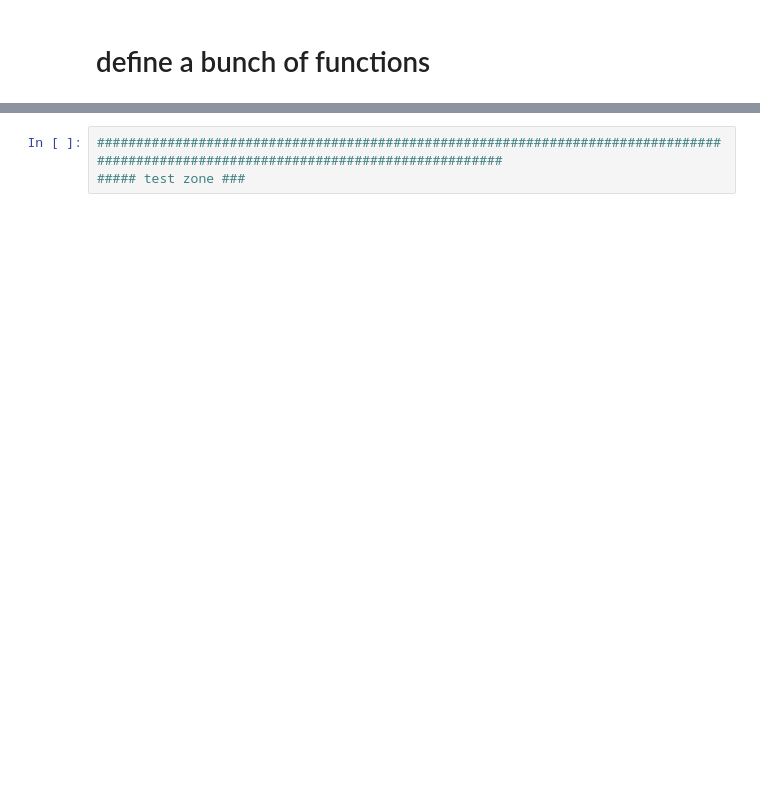
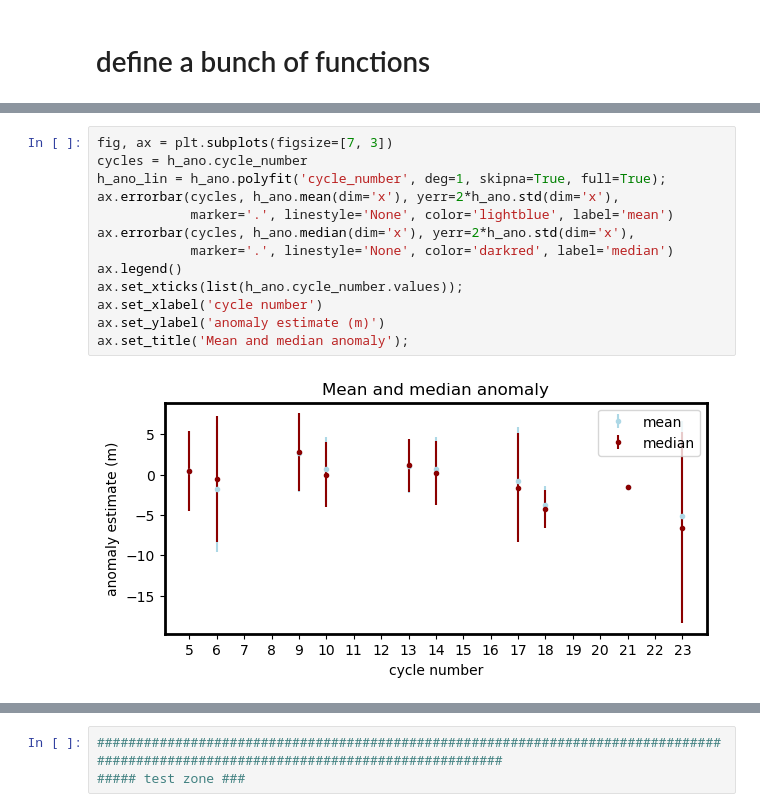
Before and after one commit to chancelorr/pinning-points, a Jupyter notebook: rpt_track_atl11.ipynb, the cells around one changed output, grey strips where cells are left out. Saved outputs shown, nothing was run; the diff lists cells and outputs as text; blank space fills up the shorter version.

```diff
--- a/rpt_track_atl11.ipynb
+++ b/rpt_track_atl11.ipynb
@@ -530,0 +550,15 @@ Wall time: 137 ms
+# %%
+fig, ax = plt.subplots(figsize=[7, 3])
+cycles = h_ano.cycle_number
+h_ano_lin = h_ano.polyfit('cycle_number', deg=1, skipna=True, full=True);
+ax.errorbar(cycles, h_ano.mean(dim='x'), yerr=2*h_ano.std(dim='x'),
+            marker='.', linestyle='None', color='lightblue', label='mean')
+ax.errorbar(cycles, h_ano.median(dim='x'), yerr=2*h_ano.std(dim='x'),
+            marker='.', linestyle='None', color='darkred', label='median')
+ax.legend()
+ax.set_xticks(list(h_ano.cycle_number.values));
+ax.set_xlabel('cycle number')
+ax.set_ylabel('anomaly estimate (m)')
+ax.set_title('Mean and median anomaly');
+# %% [output]
+[figure, added]
```
Also changed, not shown: parts of 16 cells of this notebook.
